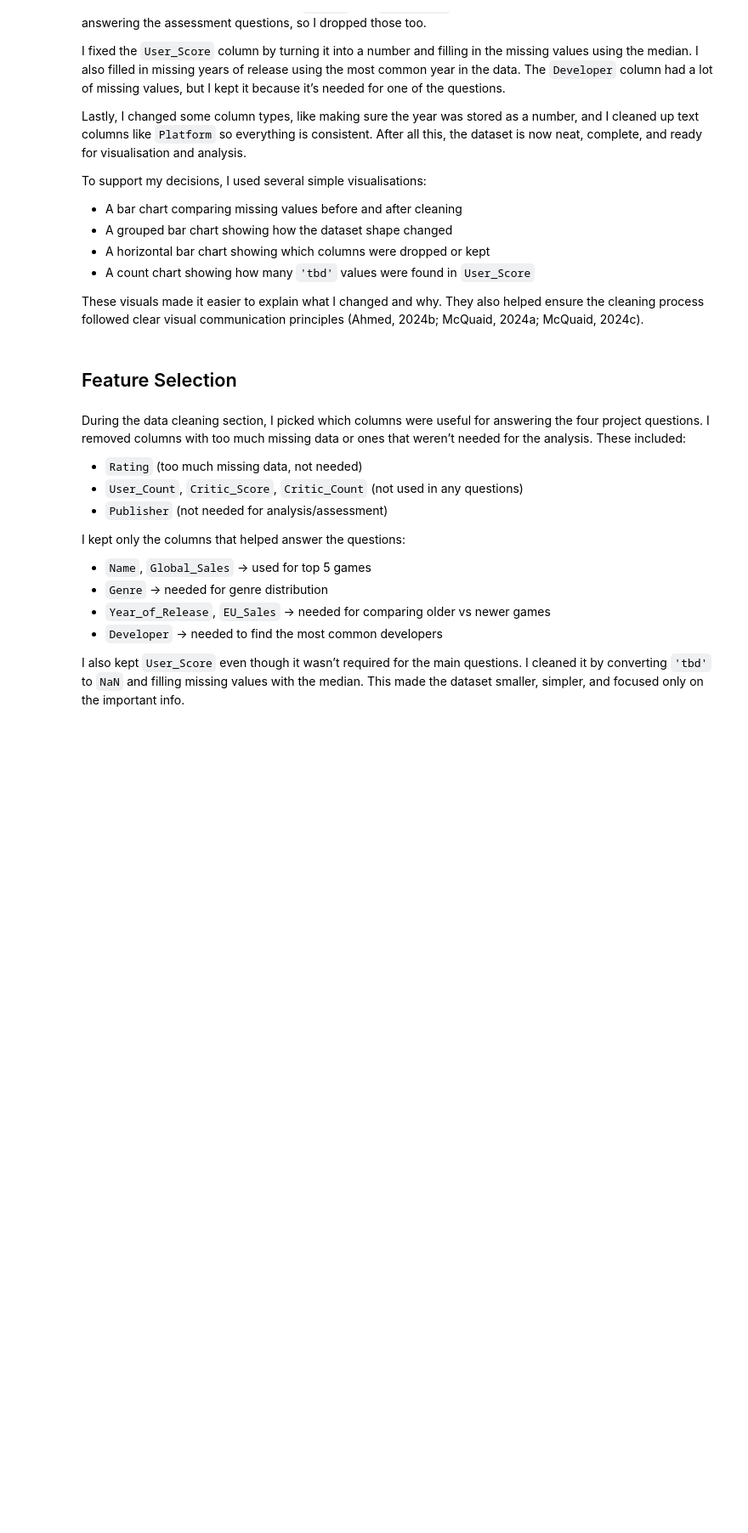
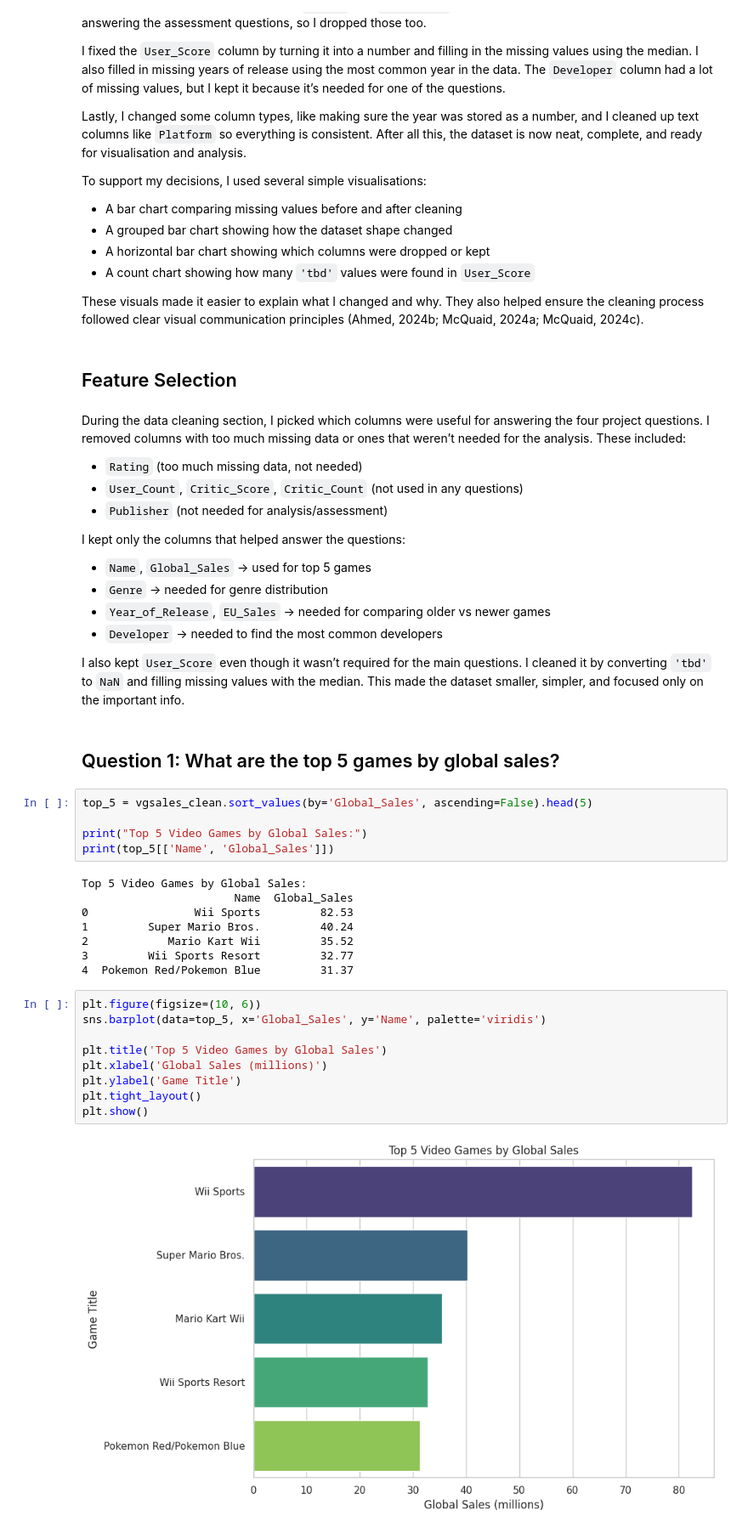
Before and after one commit to eleanorbucke21/ca1_DATA_VISUALISATION, a Jupyter notebook: DataVisualisationCA.ipynb, the cells around one changed output. Shown at 85% size. Drawn from its saved outputs; the diff is of its cells as text; blank space fills up the shorter version.

Commit message:
Questions 1-3
Printed answers, Added Graphs and written answers.

```diff
--- a/DataVisualisationCA.ipynb
+++ b/DataVisualisationCA.ipynb
@@ -837,3 +837,29 @@ I kept only the columns that helped answer the questions:
 
 I also kept `User_Score` even though it wasn’t required for the main questions. I cleaned it by converting `'tbd'` to `NaN` and filling missing values with the median.
 This made the dataset smaller, simpler, and focused only on the important info.
+# %% [markdown]
+## Question 1: What are the top 5 games by global sales?
+# %%
+top_5 = vgsales_clean.sort_values(by='Global_Sales', ascending=False).head(5)
+
+print("Top 5 Video Games by Global Sales:")
+print(top_5[['Name', 'Global_Sales']])
+# %% [output]
+Top 5 Video Games by Global Sales:
+                       Name  Global_Sales
+0                Wii Sports         82.53
+1         Super Mario Bros.         40.24
+2            Mario Kart Wii         35.52
+3         Wii Sports Resort         32.77
+4  Pokemon Red/Pokemon Blue         31.37
+# %%
+plt.figure(figsize=(10, 6))
+sns.barplot(data=top_5, x='Global_Sales', y='Name', palette='viridis')
+
+plt.title('Top 5 Video Games by Global Sales')
+plt.xlabel('Global Sales (millions)')
+plt.ylabel('Game Title')
+plt.tight_layout()
+plt.show()
+# %% [output]
+[figure, added]
```
Also changed, not shown: parts of 9 cells of this notebook.
